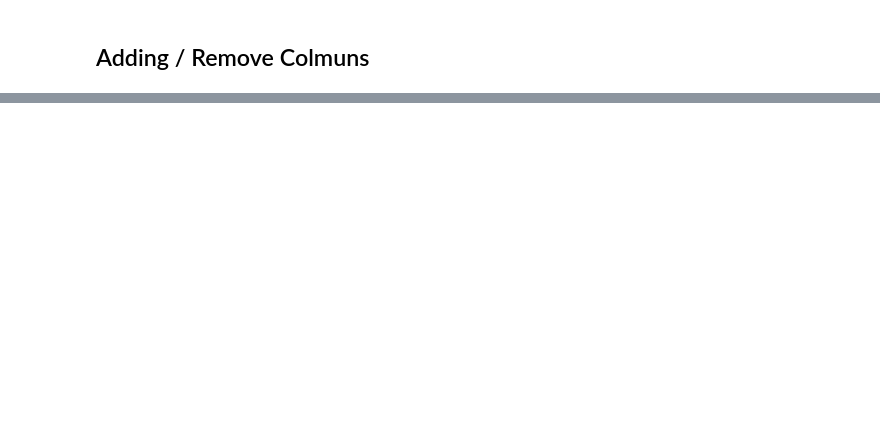
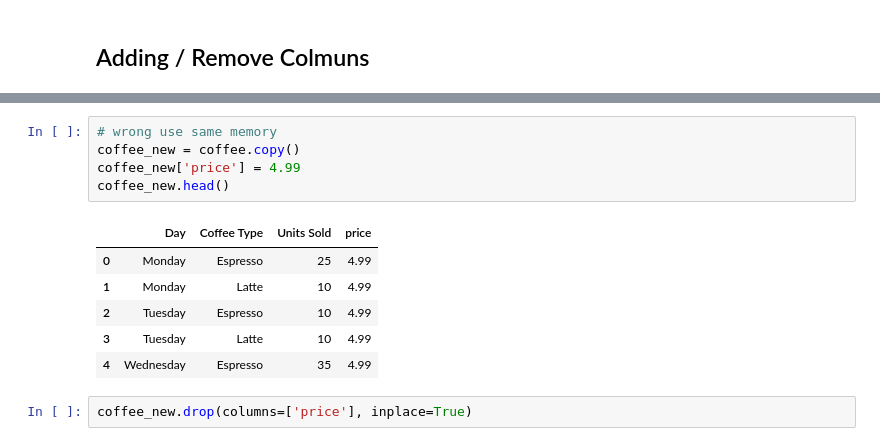
Before and after one commit to krasigarev/Pandas_tutorial, a Jupyter notebook: first_file.ipynb, the cells around one changed output, grey strips where cells are left out. Saved outputs shown, nothing was run; the diff lists cells and outputs as text; blank space fills up the shorter version.

Commit message:
Adding and Remove Columns with Pandas

```diff
--- a/first_file.ipynb
+++ b/first_file.ipynb
@@ -686,0 +704,14 @@ bios.query('born_country == "FRA" and born_city == "Amiens"')
+# %%
+# wrong use same memory
+coffee_new = coffee.copy()
+coffee_new['price'] = 4.99
+coffee_new.head()
+# %% [output]
+|  | Day | Coffee Type | Units Sold | price |
+| 0 | Monday | Espresso | 25 | 4.99 |
+| 1 | Monday | Latte | 10 | 4.99 |
+| 2 | Tuesday | Espresso | 10 | 4.99 |
+| 3 | Tuesday | Latte | 10 | 4.99 |
+| 4 | Wednesday | Espresso | 35 | 4.99 |
+# %%
+coffee_new.drop(columns=['price'], inplace=True)
```
Also changed, not shown: parts of 8 cells of this notebook.
